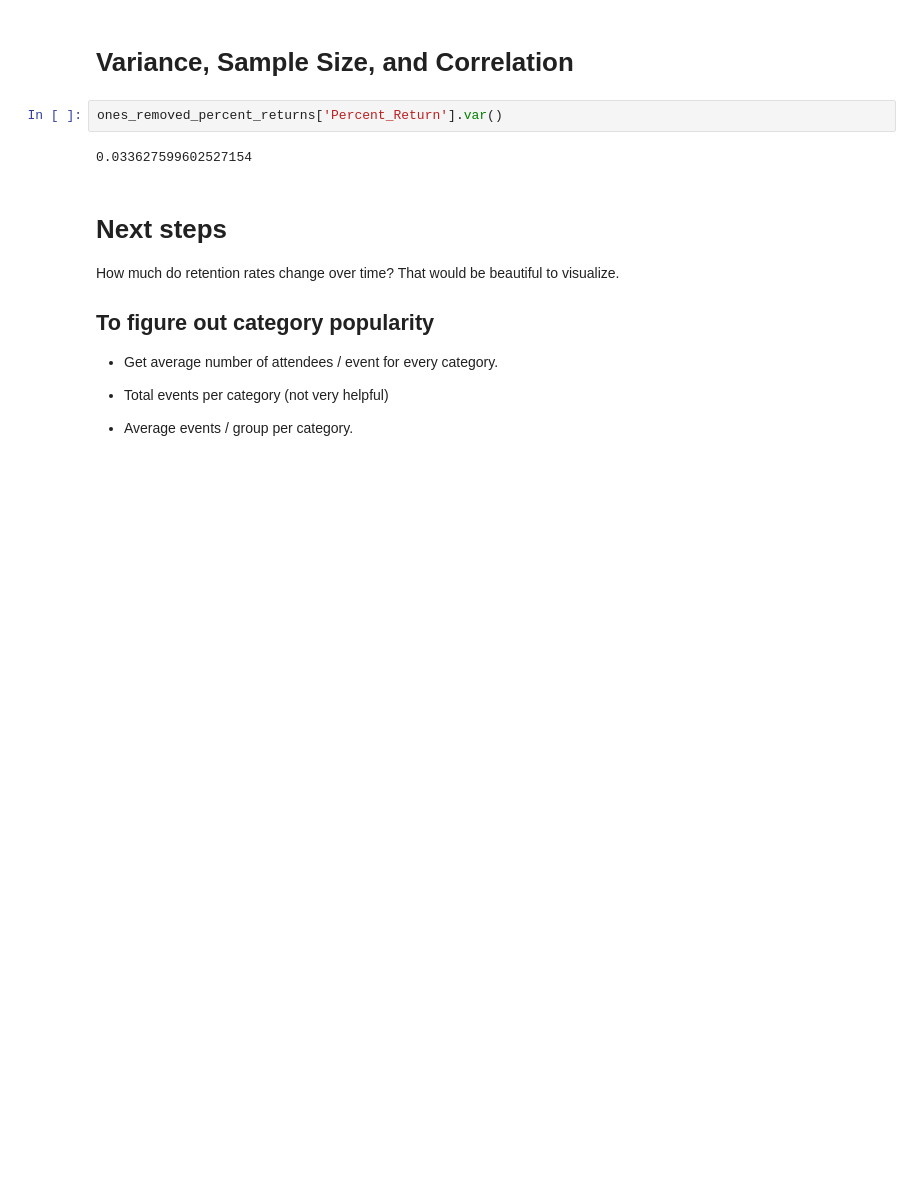
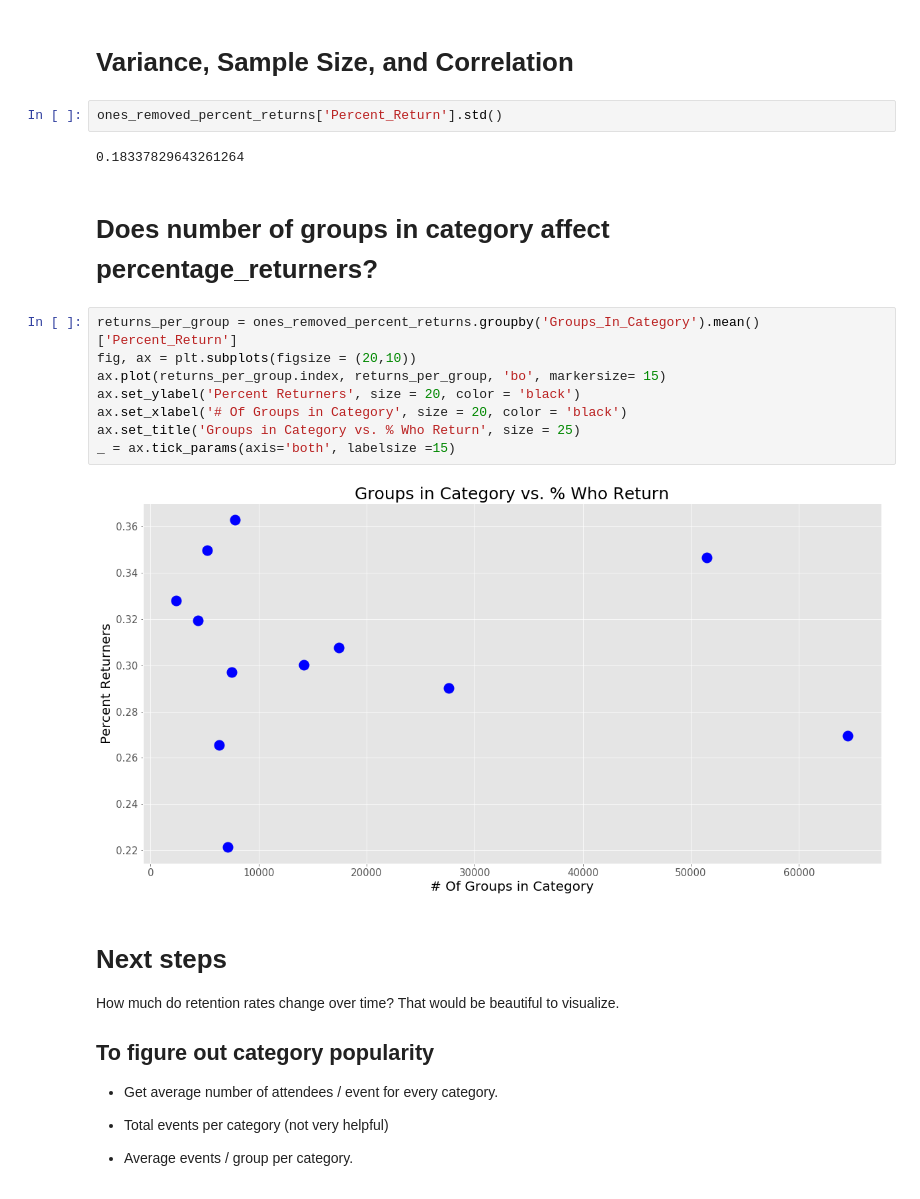
Before and after one commit to Jesse-Kerr/meetup_retentions, a Jupyter notebook: meetup.ipynb, the cells around one changed output. Saved outputs shown, nothing was run; the diff lists cells and outputs as text; blank space fills up the shorter version.

Commit message:
Scatterplot Regression

```diff
--- a/meetup.ipynb
+++ b/meetup.ipynb
@@ -346,9 +353,21 @@ print(compare_the_groups(ones_removed_percent_returns, categories, significance_
 # %% [markdown]
 # Variance, Sample Size, and Correlation
 # %%
-ones_removed_percent_returns['Percent_Return'].var()
+ones_removed_percent_returns['Percent_Return'].std()
 # %% [output]
-0.033627599602527154
+0.18337829643261264
+# %% [markdown]
+# Does number of groups in category affect percentage_returners?
+# %%
+returns_per_group = ones_removed_percent_returns.groupby('Groups_In_Category').mean()['Percent_Return']
+fig, ax = plt.subplots(figsize = (20,10))
+ax.plot(returns_per_group.index, returns_per_group, 'bo', markersize= 15)
+ax.set_ylabel('Percent Returners', size = 20, color = 'black')
+ax.set_xlabel('# Of Groups in Category', size = 20, color = 'black')
+ax.set_title('Groups in Category vs. % Who Return', size = 25)
+_ = ax.tick_params(axis='both', labelsize =15)
+# %% [output]
+[figure, added]
 # %% [markdown]
 # Next steps
 
```
Also changed, not shown: parts of 1 cell of this notebook.
